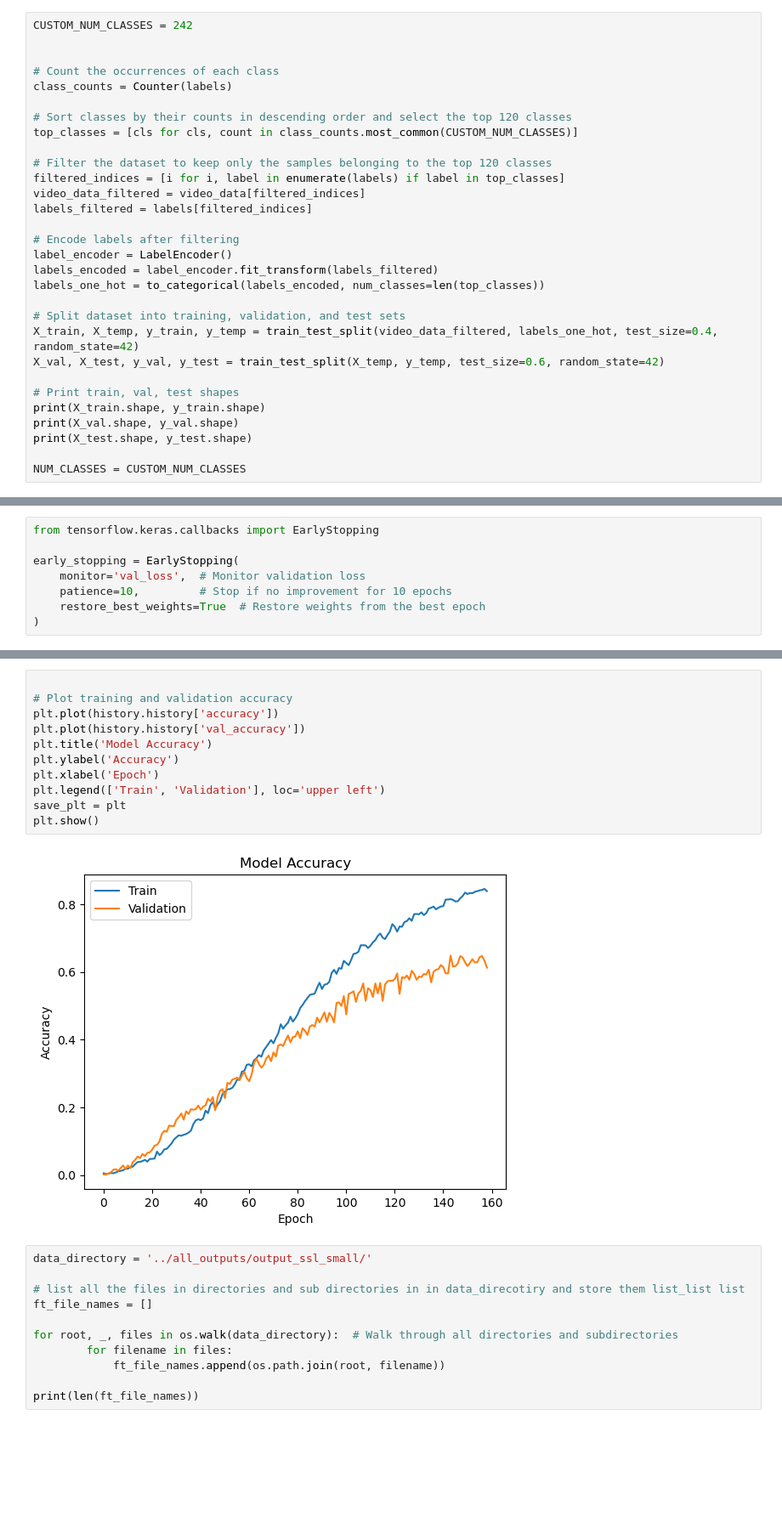
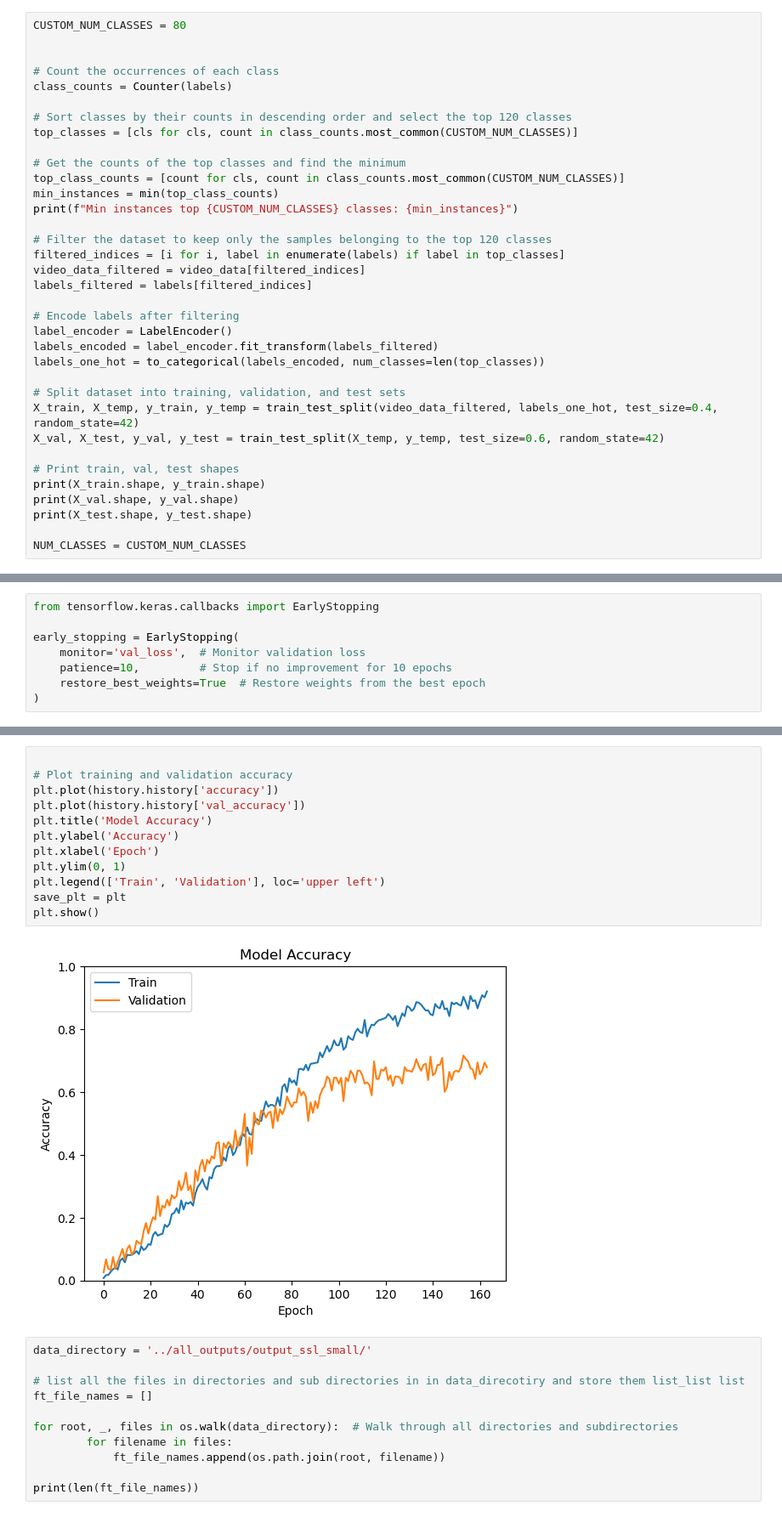
Before and after one commit to Neethamadhu-Madurasinghe/sign_language, a Jupyter notebook: model_training/model_8.ipynb, the cells around one changed output, grey strips where cells are left out. Shown at 85% size. Cells and saved outputs as stored; diff of their text form; blank space fills up the shorter version.

```diff
--- a/model_training/model_8.ipynb
+++ b/model_training/model_8.ipynb
@@ -161,7 +161,7 @@ set(labels)
  'you',
  'young'}
 # %%
-CUSTOM_NUM_CLASSES = 242
+CUSTOM_NUM_CLASSES = 80
 
 
 # Count the occurrences of each class
@@ -169,6 +169,11 @@ class_counts = Counter(labels)
 
 # Sort classes by their counts in descending order and select the top 120 classes
 top_classes = [cls for cls, count in class_counts.most_common(CUSTOM_NUM_CLASSES)]
+
+# Get the counts of the top classes and find the minimum
+top_class_counts = [count for cls, count in class_counts.most_common(CUSTOM_NUM_CLASSES)]
+min_instances = min(top_class_counts)
+print(f"Min instances top {CUSTOM_NUM_CLASSES} classes: {min_instances}")
 
 # Filter the dataset to keep only the samples belonging to the top 120 classes
 filtered_indices = [i for i, label in enumerate(labels) if label in top_classes]
@@ -426,16 +425,17 @@ model.save_weights(model_path)
 # %%
 
 # Plot training and validation accuracy
 plt.plot(history.history['accuracy'])
 plt.plot(history.history['val_accuracy'])
 plt.title('Model Accuracy')
 plt.ylabel('Accuracy')
 plt.xlabel('Epoch')
+plt.ylim(0, 1)
 plt.legend(['Train', 'Validation'], loc='upper left')
 save_plt = plt
 plt.show()
 # %% [output]
-[figure, old version]
+[figure, new version]
 # %%
 data_directory = '../all_outputs/output_ssl_small/'
 
```
Also changed, not shown: parts of 9 cells of this notebook, 13 other files.
